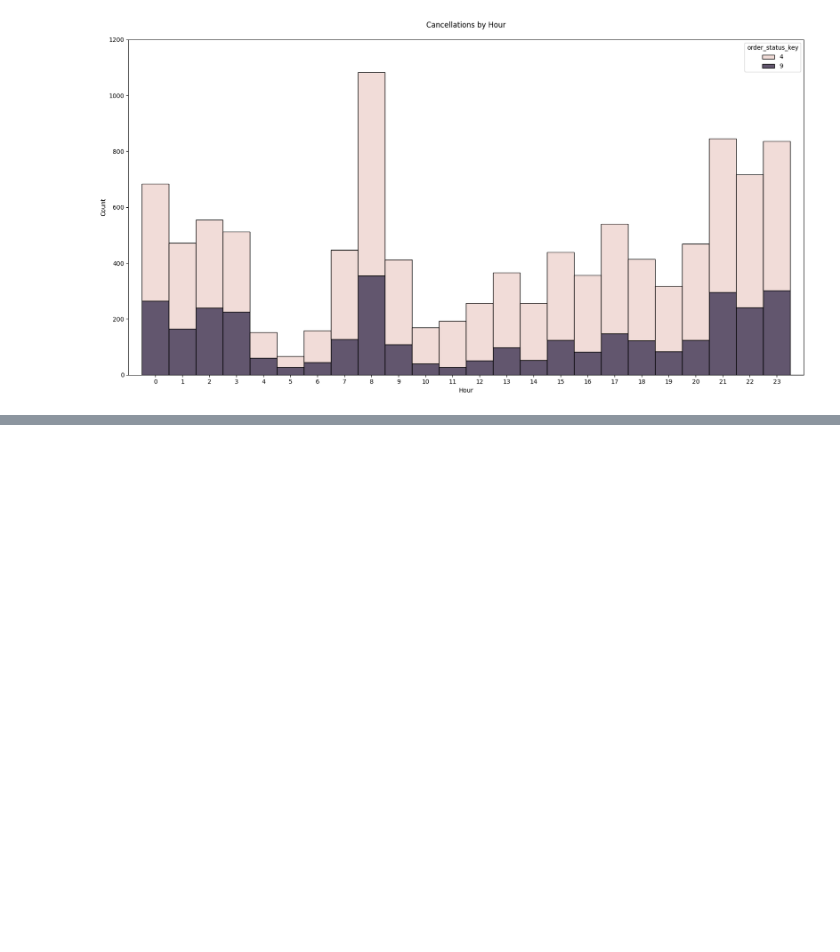
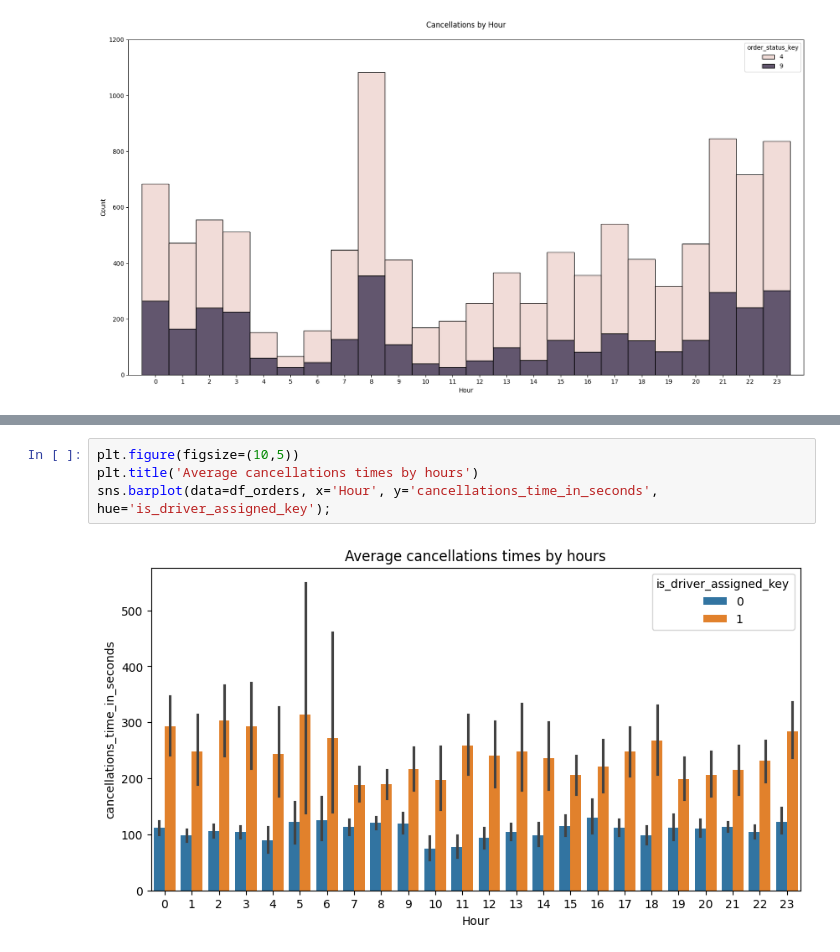
Before and after one commit to ArnaudBorrens/Gett_project, a Jupyter notebook: data_cleaning.ipynb, the cells around one changed output, grey strips where cells are left out. Cells and saved outputs as stored; diff of their text form; blank space fills up the shorter version.

Commit message:
Added average cancellations times graph

```diff
--- a/data_cleaning.ipynb
+++ b/data_cleaning.ipynb
@@ -388,0 +411,6 @@ plt.ylim(0,1200)
+# %%
+plt.figure(figsize=(10,5))
+plt.title('Average cancellations times by hours')
+sns.barplot(data=df_orders, x='Hour', y='cancellations_time_in_seconds', hue='is_driver_assigned_key');
+# %% [output]
+[figure, added]
```
Also changed, not shown: parts of 2 cells of this notebook.
